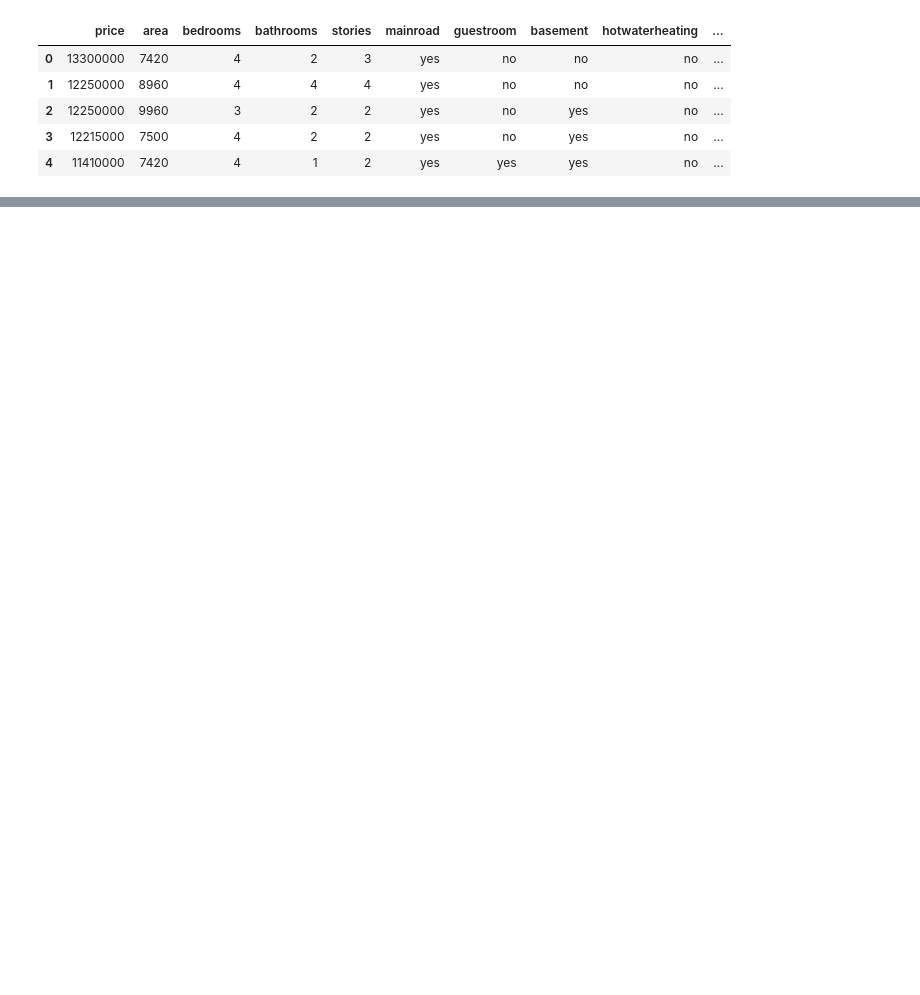
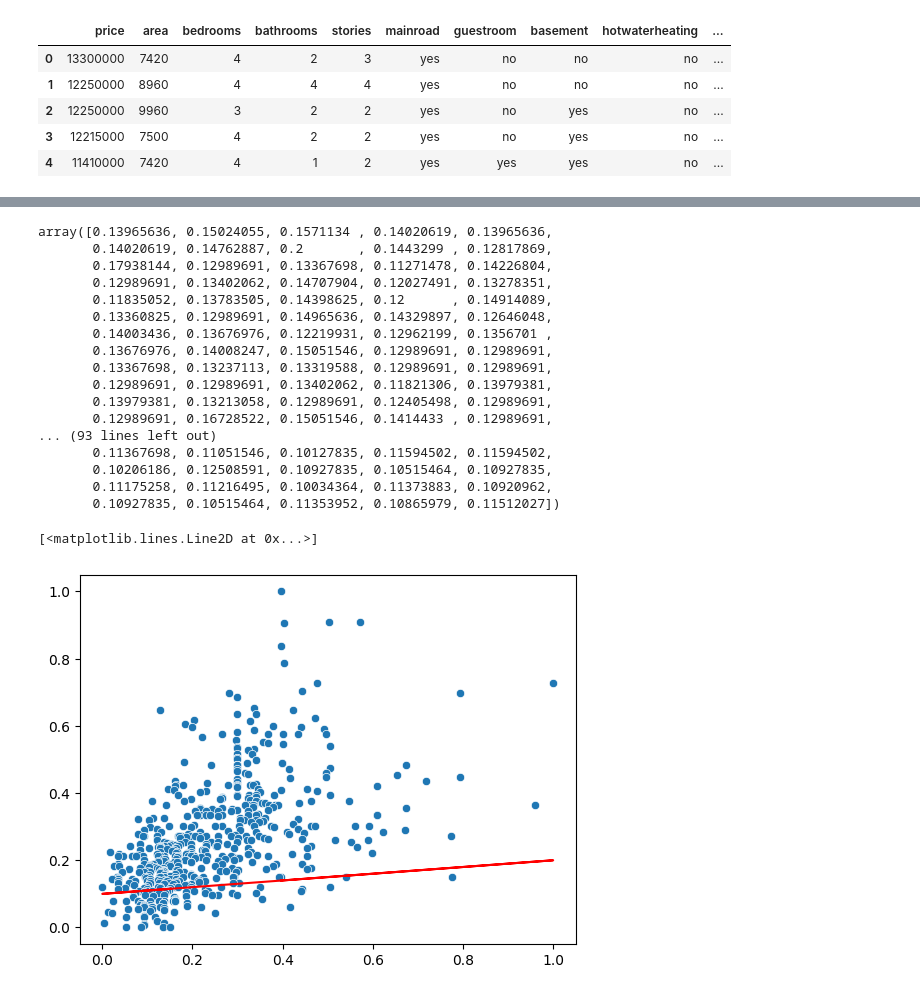
Before and after one commit to Md-Shaon-Khan/Phitron-AL-ML-Learning, a Jupyter notebook: Main Courses/Machine Learning/Week 03, Module 10 -- Simple Linear Regression Implementation and Gradient Descent/Practice/Problem 01/housing_price.ipynb, the cells around one changed output, grey strips where cells are left out. Drawn from its saved outputs; the diff is of its cells as text; code cells hidden in the pictures; blank space fills up the shorter version.

```diff
--- a/Main Courses/Machine Learning/Week 03, Module 10 -- Simple Linear Regression Implementation and Gradient Descent/Practice/Problem 01/housing_price.ipynb
+++ b/Main Courses/Machine Learning/Week 03, Module 10 -- Simple Linear Regression Implementation and Gradient Descent/Practice/Problem 01/housing_price.ipynb
@@ -56,0 +65,30 @@ array([ 7420,  8960,  9960,  7500,  7420,  7500,  8580, 16200,  8100,
+# %%
+def make_prediction(area, w, b):
+    pred_list = area * w + b
+    return pred_list
+# %%
+predictions = make_prediction(area_col, 0.1, 0.1)
+display(predictions)
+
+sns.scatterplot(x = area_col, y = price_col)
+plt.plot(area_col, predictions, color = 'red')
+# %% [output]
+array([0.13965636, 0.15024055, 0.1571134 , 0.14020619, 0.13965636,
+       0.14020619, 0.14762887, 0.2       , 0.1443299 , 0.12817869,
+       0.17938144, 0.12989691, 0.13367698, 0.11271478, 0.14226804,
+       0.12989691, 0.13402062, 0.14707904, 0.12027491, 0.13278351,
+       0.11835052, 0.13783505, 0.14398625, 0.12      , 0.14914089,
+       0.13360825, 0.12989691, 0.14965636, 0.14329897, 0.12646048,
+       0.14003436, 0.13676976, 0.12219931, 0.12962199, 0.1356701 ,
+       0.13676976, 0.14008247, 0.15051546, 0.12989691, 0.12989691,
+       0.13367698, 0.13237113, 0.13319588, 0.12989691, 0.12989691,
+       0.12989691, 0.12989691, 0.13402062, 0.11821306, 0.13979381,
+       0.13979381, 0.13213058, 0.12989691, 0.12405498, 0.12989691,
+       0.12989691, 0.16728522, 0.15051546, 0.1414433 , 0.12989691,
+... (93 lines left out)
+       0.11367698, 0.11051546, 0.10127835, 0.11594502, 0.11594502,
+       0.10206186, 0.12508591, 0.10927835, 0.10515464, 0.10927835,
+       0.11175258, 0.11216495, 0.10034364, 0.11373883, 0.10920962,
+       0.10927835, 0.10515464, 0.11353952, 0.10865979, 0.11512027])
+[<matplotlib.lines.Line2D at 0x...>]
+[figure, added]
```
Also changed, not shown: parts of 8 cells of this notebook, 1 other file.
